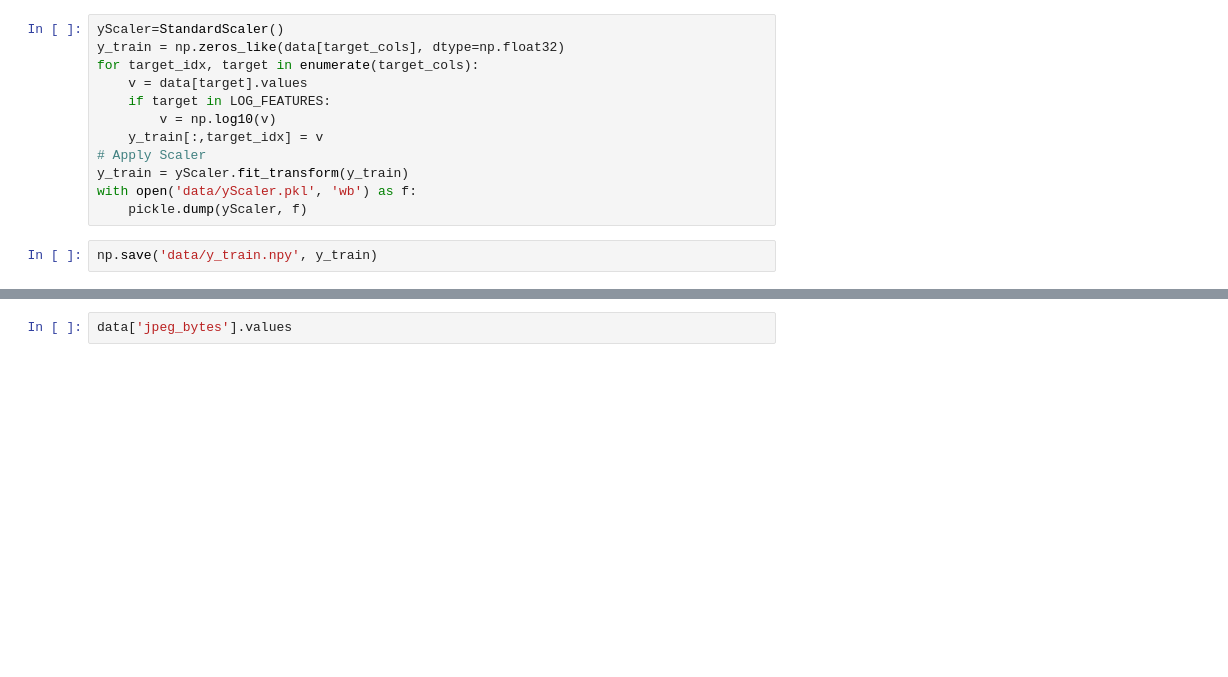
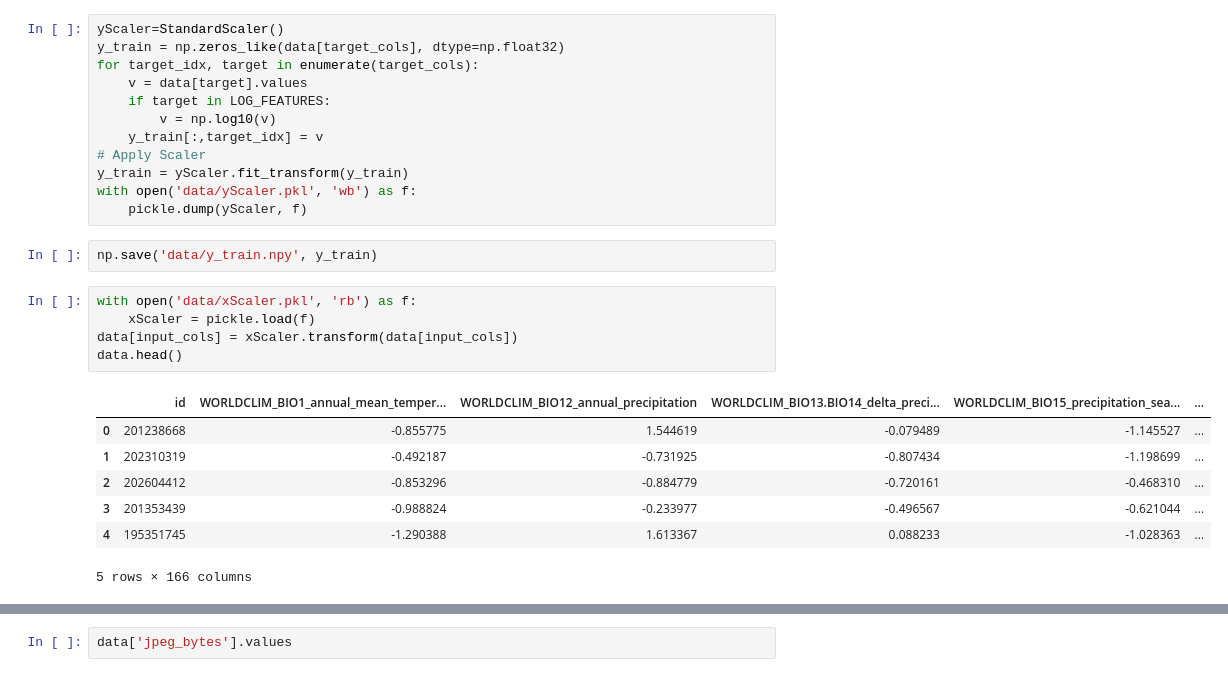
Before and after one commit to hammamiomar/plantTraits, a Jupyter notebook: datacleaning.ipynb, the cells around one changed output, grey strips where cells are left out. Saved outputs shown, nothing was run; the diff lists cells and outputs as text; blank space fills up the shorter version.

```diff
--- a/datacleaning.ipynb
+++ b/datacleaning.ipynb
@@ -34,3 +34,16 @@ with open('data/yScaler.pkl', 'wb') as f:
     pickle.dump(yScaler, f)
 # %%
 np.save('data/y_train.npy', y_train)
+# %%
+with open('data/xScaler.pkl', 'rb') as f:
+    xScaler = pickle.load(f)
+data[input_cols] = xScaler.transform(data[input_cols])
+data.head()
+# %% [output]
+|  | id | WORLDCLIM_BIO1_annual_mean_temper... | WORLDCLIM_BIO12_annual_precipitation | WORLDCLIM_BIO13.BIO14_delta_preci... | WORLDCLIM_BIO15_precipitation_sea... | ... |
+| 0 | 201238668 | -0.855775 | 1.544619 | -0.079489 | -1.145527 | ... |
+| 1 | 202310319 | -0.492187 | -0.731925 | -0.807434 | -1.198699 | ... |
+| 2 | 202604412 | -0.853296 | -0.884779 | -0.720161 | -0.468310 | ... |
+| 3 | 201353439 | -0.988824 | -0.233977 | -0.496567 | -0.621044 | ... |
+| 4 | 195351745 | -1.290388 | 1.613367 | 0.088233 | -1.028363 | ... |
+5 rows × 166 columns
```
Also changed, not shown: parts of 7 cells of this notebook, 4 other files.
